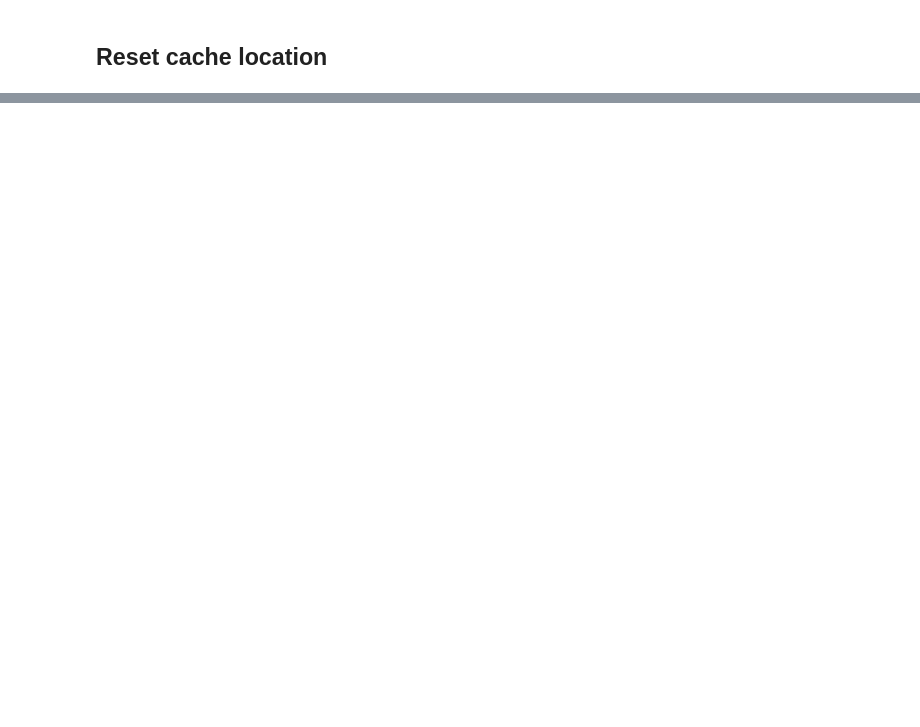
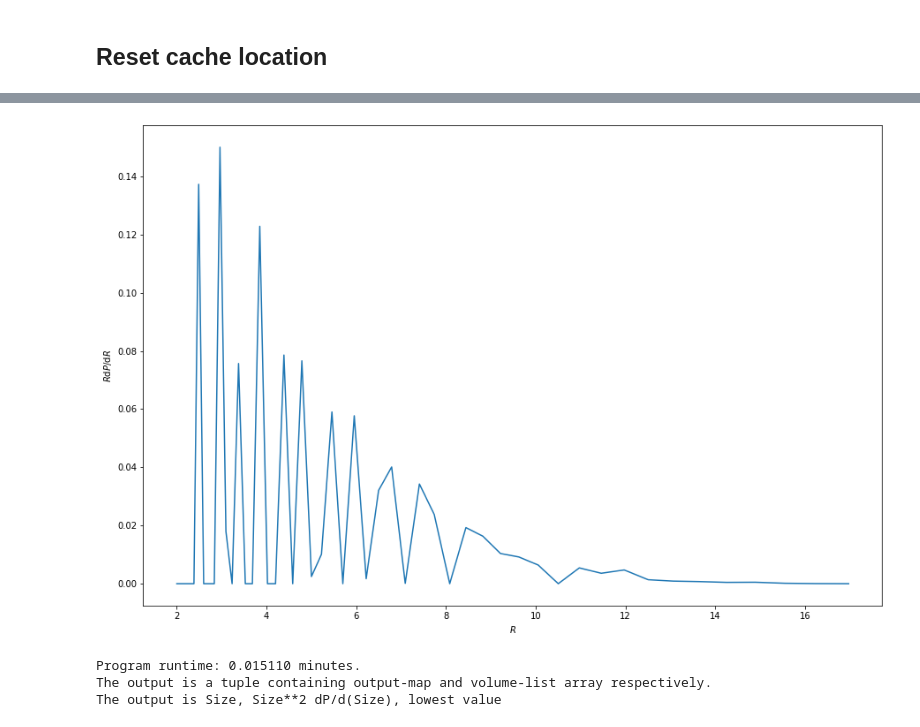
Before and after one commit to tommychinwj/HI_characterization, a Jupyter notebook: Experiment_code.ipynb, the cells around one changed output, grey strips where cells are left out. Drawn from its saved outputs; the diff is of its cells as text; code cells hidden in the pictures; blank space fills up the shorter version.

```diff
--- a/Experiment_code.ipynb
+++ b/Experiment_code.ipynb
@@ -853,0 +869,2 @@ ionized = p21c.ionize_box(redshift=redshift, init_boxes=init_cond).xH_box
+# %%
+r_spa, dn_spa = t2c.spa(xHII, boxsize=BOX_LEN, nscales=100)
@@ -853,0 +889,18 @@ ionized = p21c.ionize_box(redshift=redshift, init_boxes=init_cond).xH_box
+# %%
+plt.rcParams['figure.figsize'] = [15, 10]
+
+plt.plot(r_spa[:50], dn_spa[:50])
+
+plt.xlabel('$R$')
+plt.ylabel('$R\mathrm{d}P/\mathrm{d}R$')
+
+plt.show()
+# %% [output]
+[figure, added]
+# %%
+labelled_map, volumes = t2c.fof(xHII, use_skimage=True)
+fof_dist = t2c.plot_fof_sizes(volumes, bins=30, boxsize=BOX_LEN)
+# %% [output]
+Program runtime: 0.015110 minutes.
+The output is a tuple containing output-map and volume-list array respectively.
+The output is Size, Size**2 dP/d(Size), lowest value
```
Also changed, not shown: parts of 26 cells of this notebook, 1 other file.
